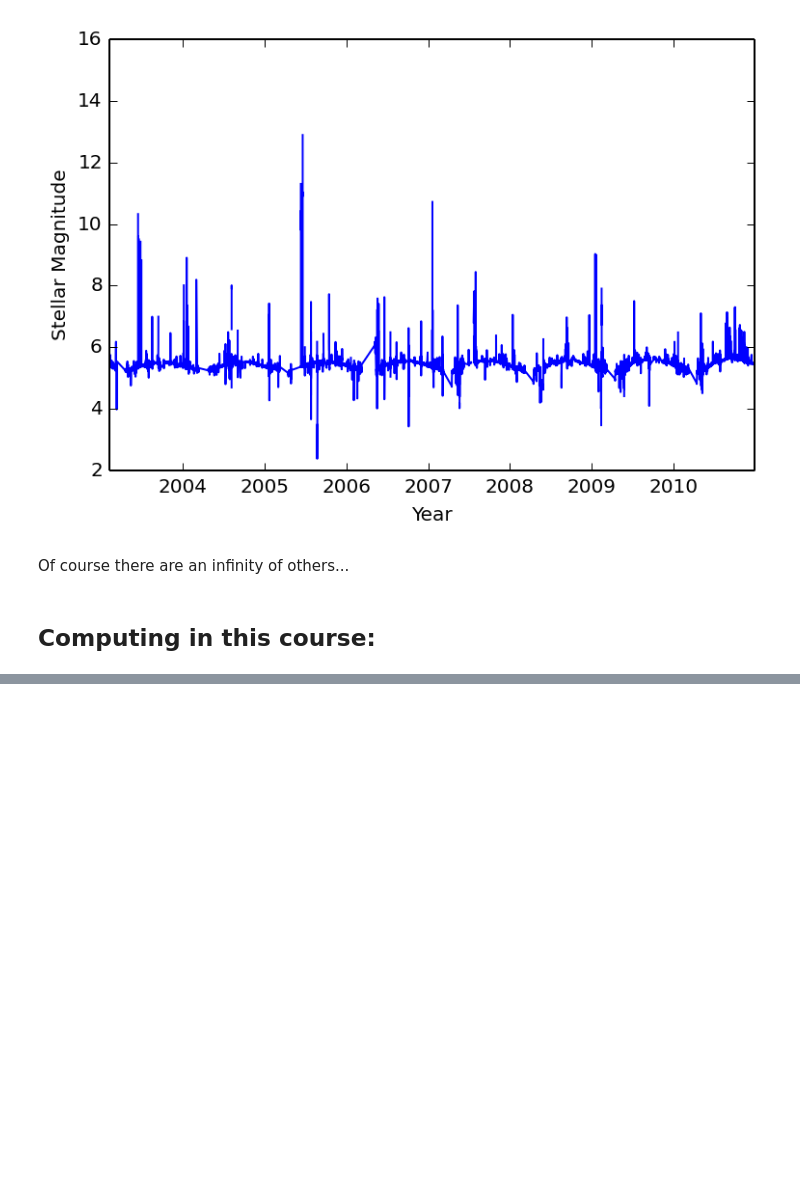
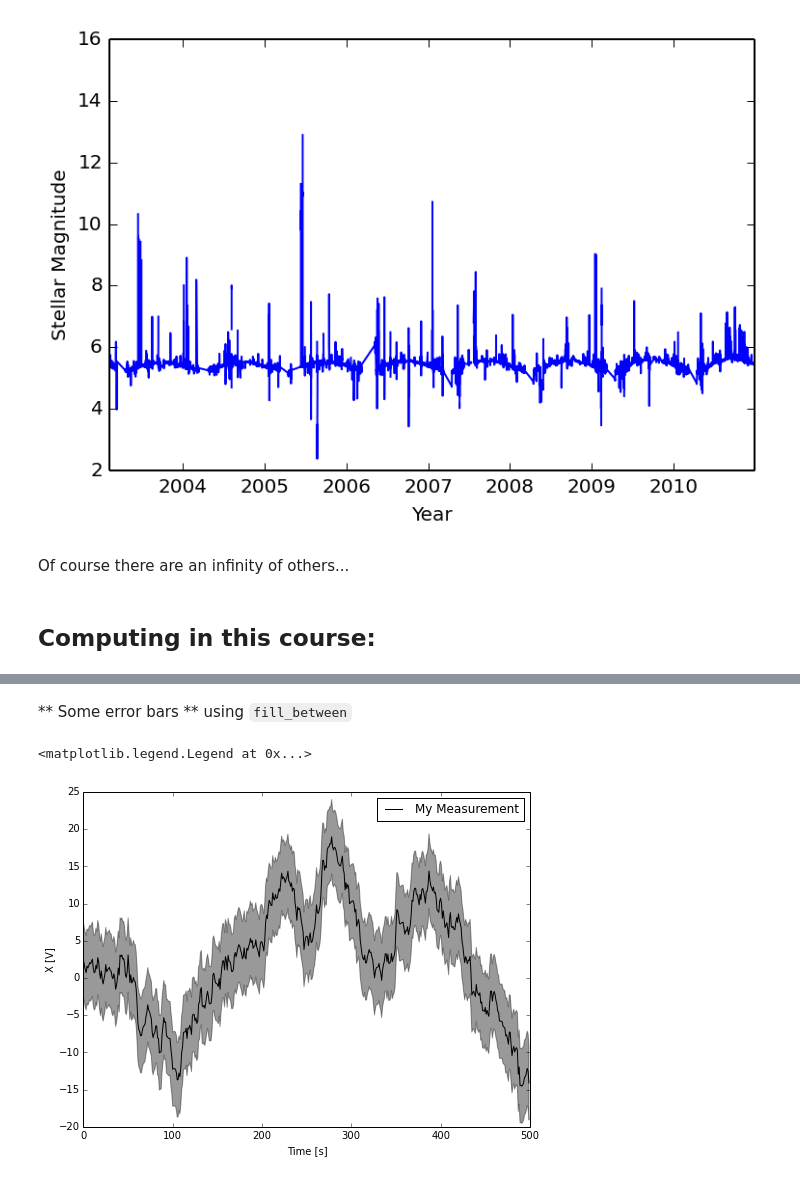
Before and after one commit to jklymak/Phy411, a Jupyter notebook: lectures/Lecture-00-Intro-Python.ipynb, the cells around one changed output, grey strips where cells are left out. Drawn from its saved outputs; the diff is of its cells as text; code cells hidden in the pictures; blank space fills up the shorter version.

```diff
--- a/lectures/Lecture-00-Intro-Python.ipynb
+++ b/lectures/Lecture-00-Intro-Python.ipynb
@@ -172,0 +722,20 @@ css_styling()
+# %% [markdown]
+** Some error bars **  using `fill_between`
+# %%
+x= np.cumsum(np.random.randn(500)) # random number generator!
+xup = x+5.
+xdn = x-5.
+
+t = np.arange(0.,500.,1.)
+
+fig=plt.figure(figsize=(8,6))
+ax=fig.add_subplot(1,1,1)
+ax.fill_between(t,xdn,xup,alpha=0.4,edgecolor=None,facecolor='k')
+ax.plot(t,x,label='My Measurement',color='k')
+
+ax.set_xlabel('Time [s]')
+ax.set_ylabel('X [V]')
+ax.legend(loc=0)
+# %% [output]
+<matplotlib.legend.Legend at 0x...>
+[figure, added]
```
Also changed, not shown: parts of 112 cells of this notebook, 6 other files.
